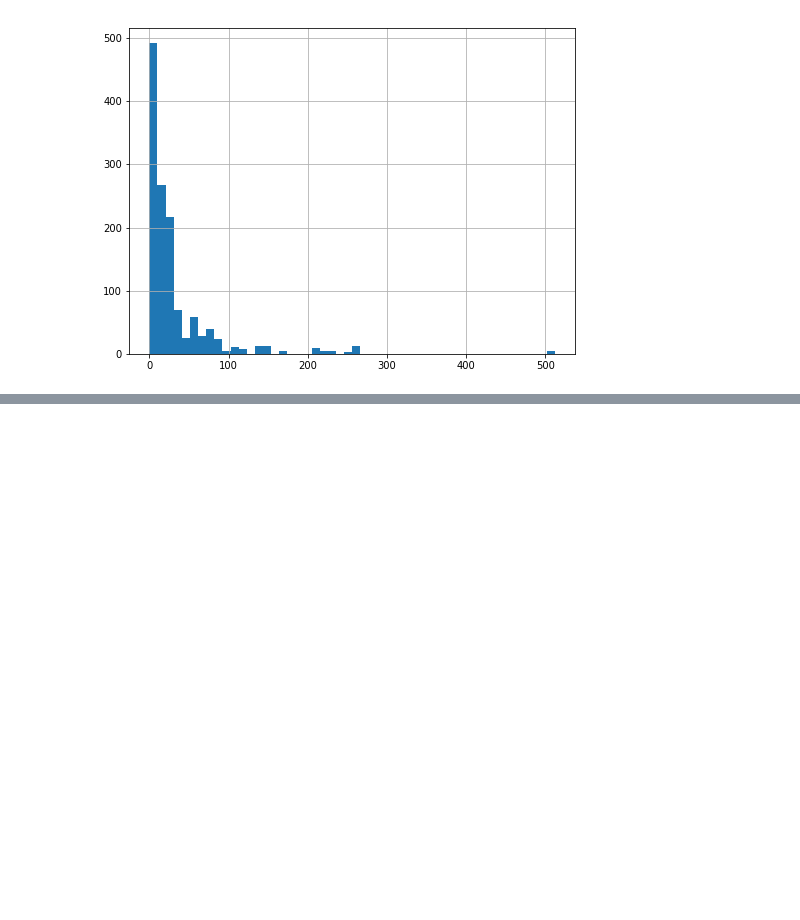
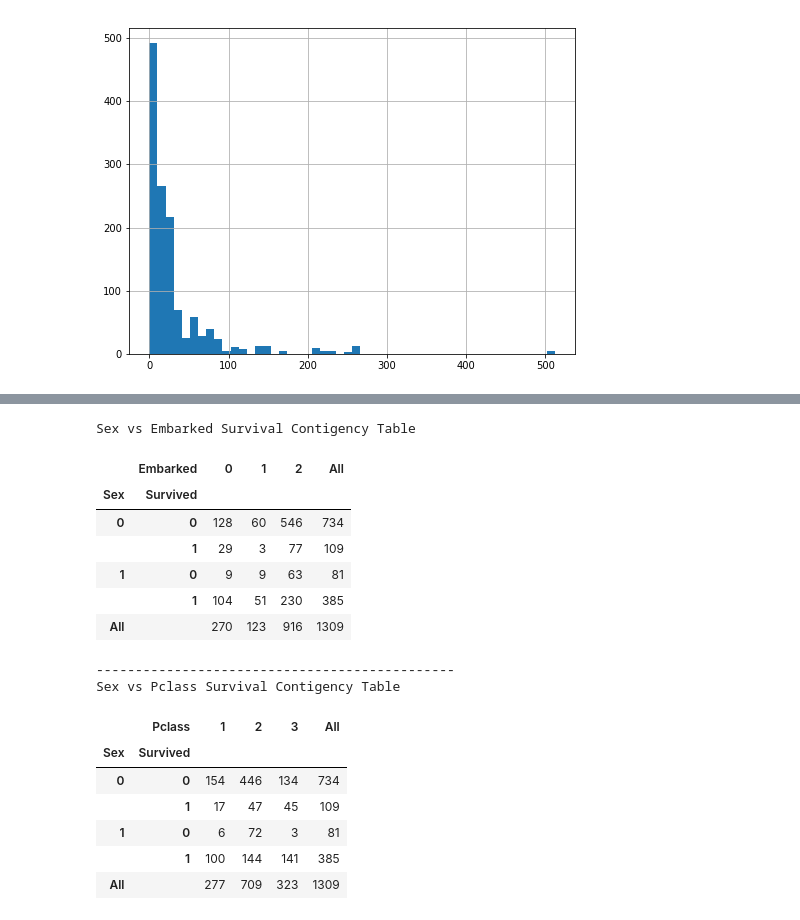
Before and after one commit to CoolGIRLCOCO/Project-Titantic-Survival-Prediction-ToBContinuted, a Jupyter notebook: Predict Survival on Titanic Datasets Using Classification Methods(Part 1).ipynb, the cells around one changed output, grey strips where cells are left out. Saved outputs shown, nothing was run; the diff lists cells and outputs as text; code cells hidden in the pictures; blank space fills up the shorter version.

```diff
--- a/Predict Survival on Titanic Datasets Using Classification Methods(Part 1).ipynb
+++ b/Predict Survival on Titanic Datasets Using Classification Methods(Part 1).ipynb
@@ -311,0 +558,35 @@ There are 177 missing values in Age column, it is not a small number. We cannot
+# %%
+print('Sex vs Embarked Survival Contigency Table')
+Table1 = pd.crosstab([Titanic4.Sex,Titanic.Survived],
+                     [Titanic4.Embarked],margins=True)
+display(Table1.style.background_gradient(cmap='summer_r'))
+print('----------------------------------------------')
+print('Sex vs Pclass Survival Contigency Table')
+Table2 = pd.crosstab([Titanic4.Sex,Titanic.Survived],
+                     [Titanic4.Pclass],margins=True)
+display(Table2.style.background_gradient(cmap='summer_r'))
+# from IPython.display import display_html
+# def display_side_by_side(*args):
+#    html_str=''
+#    for df in args:
+#        html_str+=df.to_html()
+#    display_html(html_str.replace('table','table style="display:inline"'),raw=True)
+# display_side_by_side(Table1,Table2)
+# %% [output]
+Sex vs Embarked Survival Contigency Table
+|  | Embarked | 0 | 1 | 2 | All |
+| Sex | Survived |  |  |  |  |
+| 0 | 0 | 128 | 60 | 546 | 734 |
+|  | 1 | 29 | 3 | 77 | 109 |
+| 1 | 0 | 9 | 9 | 63 | 81 |
+|  | 1 | 104 | 51 | 230 | 385 |
+| All |  | 270 | 123 | 916 | 1309 |
+----------------------------------------------
+Sex vs Pclass Survival Contigency Table
+|  | Pclass | 1 | 2 | 3 | All |
+| Sex | Survived |  |  |  |  |
+| 0 | 0 | 154 | 446 | 134 | 734 |
+|  | 1 | 17 | 47 | 45 | 109 |
+| 1 | 0 | 6 | 72 | 3 | 81 |
+|  | 1 | 100 | 144 | 141 | 385 |
+| All |  | 277 | 709 | 323 | 1309 |
```
Also changed, not shown: parts of 27 cells of this notebook.
